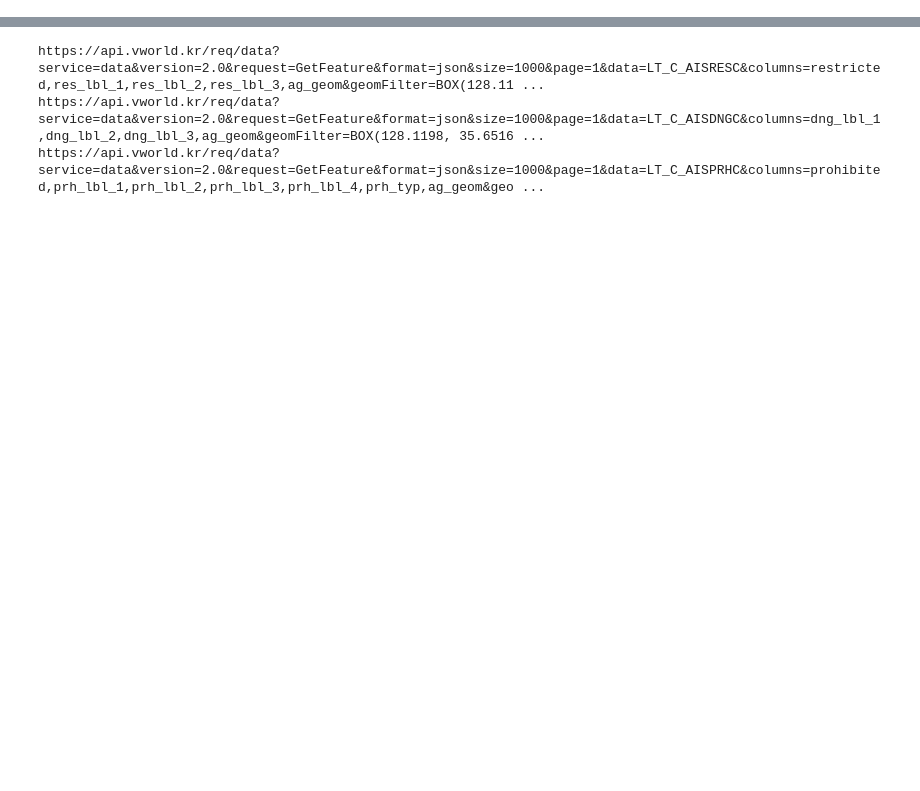
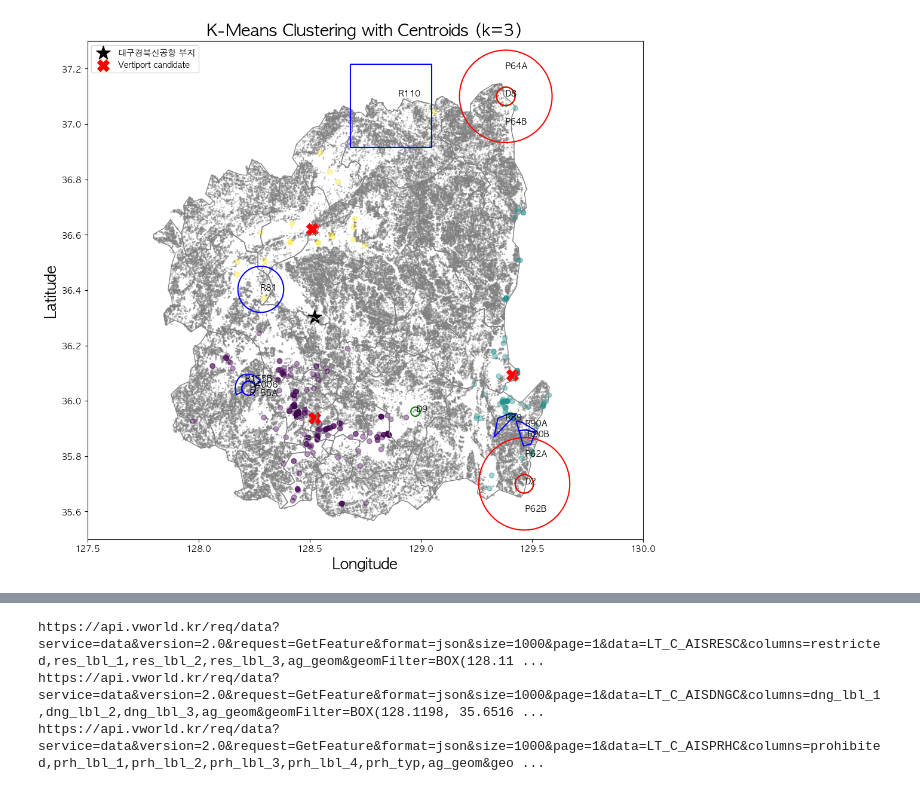
Before and after one commit to HowveYoobin/Big_Data_Design, a Jupyter notebook: Team_project/mapping.ipynb, the cells around one changed output, grey strips where cells are left out. Saved outputs shown, nothing was run; the diff lists cells and outputs as text; code cells hidden in the pictures; blank space fills up the shorter version.

```diff
--- a/Team_project/mapping.ipynb
+++ b/Team_project/mapping.ipynb
@@ -22,0 +21,4 @@ data.plt_visualize(danger, prohibited, restricted, save=True)
+# %%
+warehouse_df, centroids_df = data.Kmeans(3, danger, prohibited, restricted, save=True)
+# %% [output]
+[figure, added]
```
Also changed, not shown: parts of 5 cells of this notebook, 21 other files.
